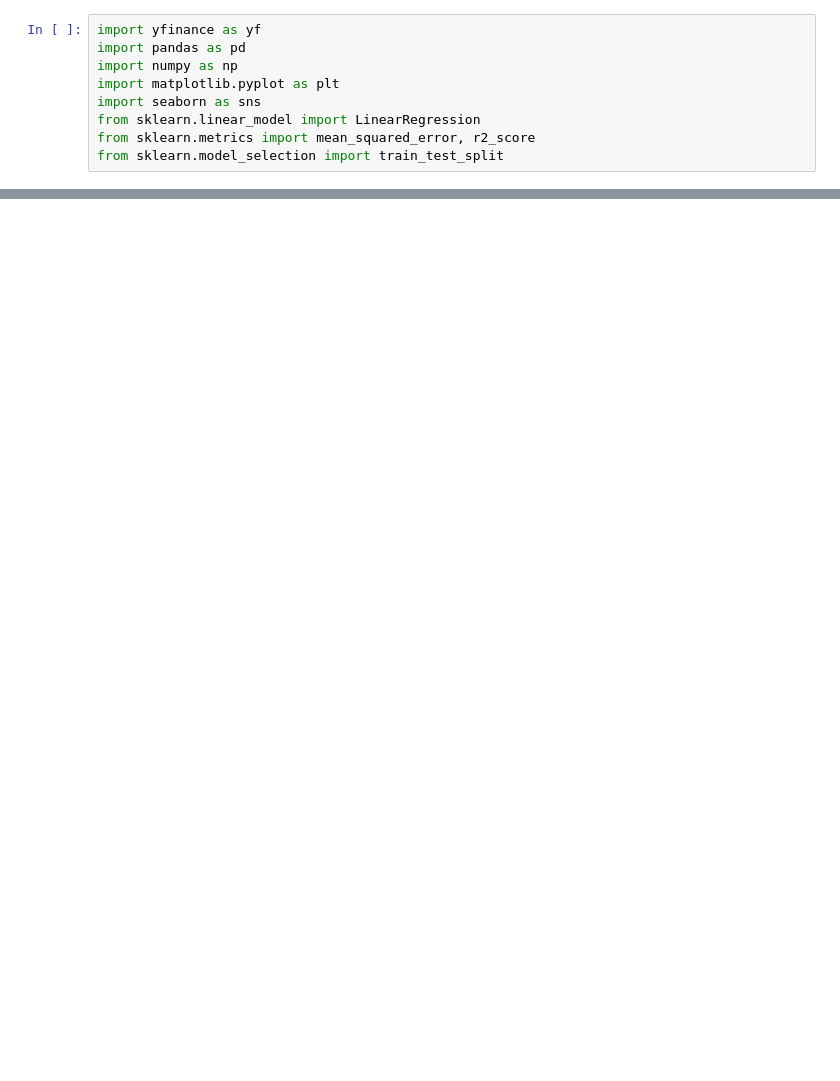
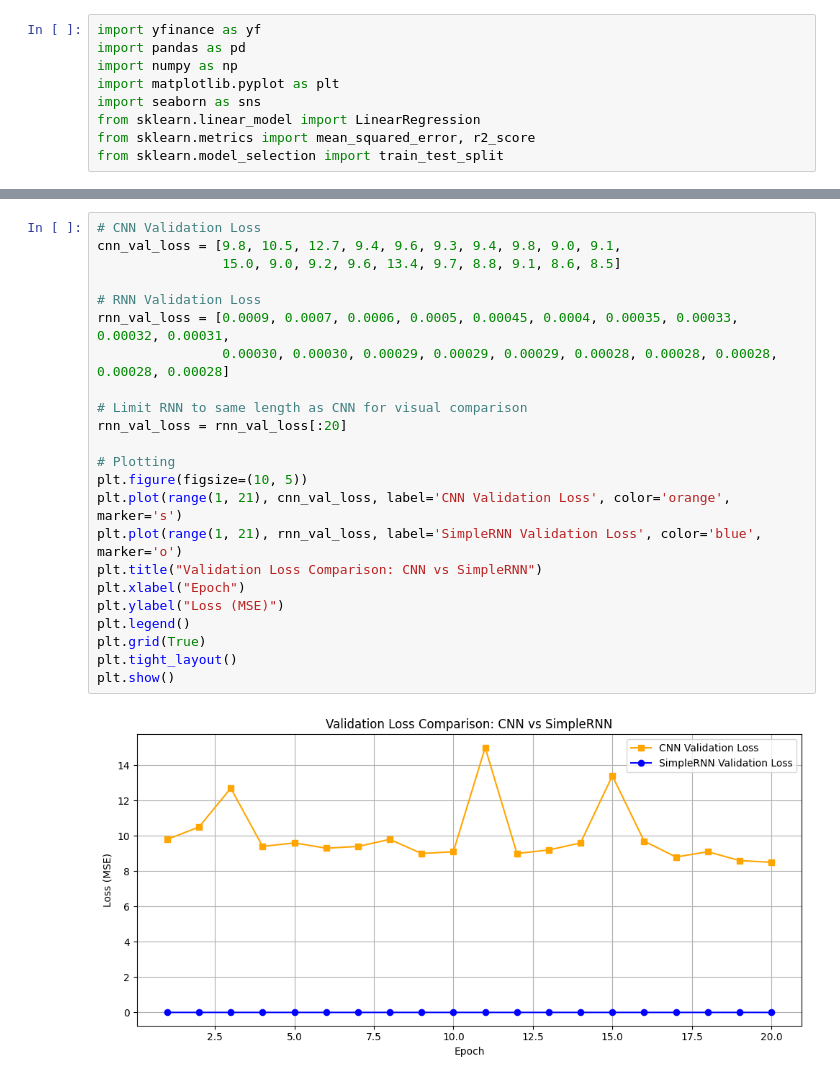
Before and after one commit to gceffi/AI-Stock-Predictor, a Jupyter notebook: StockMarket.ipynb, the cells around one changed output, grey strips where cells are left out. Cells and saved outputs as stored; diff of their text form; blank space fills up the shorter version.

```diff
--- a/StockMarket.ipynb
+++ b/StockMarket.ipynb
@@ -185,0 +200,25 @@ Epoch 20/20
+# %%
+# CNN Validation Loss
+cnn_val_loss = [9.8, 10.5, 12.7, 9.4, 9.6, 9.3, 9.4, 9.8, 9.0, 9.1,
+                15.0, 9.0, 9.2, 9.6, 13.4, 9.7, 8.8, 9.1, 8.6, 8.5]
+
+# RNN Validation Loss
+rnn_val_loss = [0.0009, 0.0007, 0.0006, 0.0005, 0.00045, 0.0004, 0.00035, 0.00033, 0.00032, 0.00031,
+                0.00030, 0.00030, 0.00029, 0.00029, 0.00029, 0.00028, 0.00028, 0.00028, 0.00028, 0.00028]
+
+# Limit RNN to same length as CNN for visual comparison
+rnn_val_loss = rnn_val_loss[:20]
+
+# Plotting
+plt.figure(figsize=(10, 5))
+plt.plot(range(1, 21), cnn_val_loss, label='CNN Validation Loss', color='orange', marker='s')
+plt.plot(range(1, 21), rnn_val_loss, label='SimpleRNN Validation Loss', color='blue', marker='o')
+plt.title("Validation Loss Comparison: CNN vs SimpleRNN")
+plt.xlabel("Epoch")
+plt.ylabel("Loss (MSE)")
+plt.legend()
+plt.grid(True)
+plt.tight_layout()
+plt.show()
+# %% [output]
+[figure, added]
```
Also changed, not shown: parts of 5 cells of this notebook.
